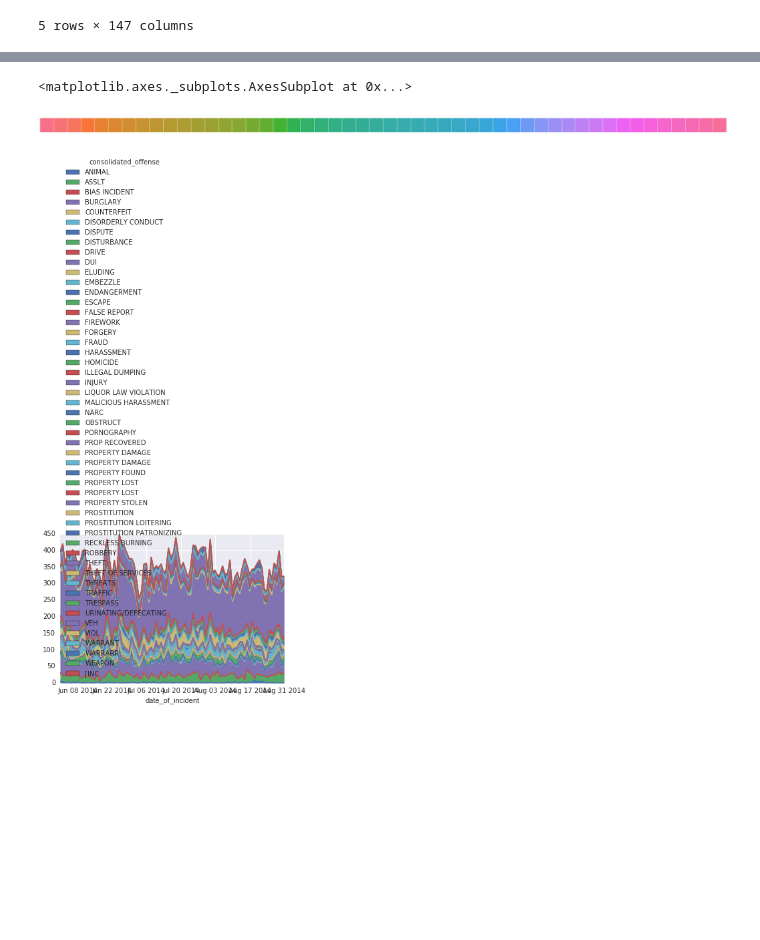
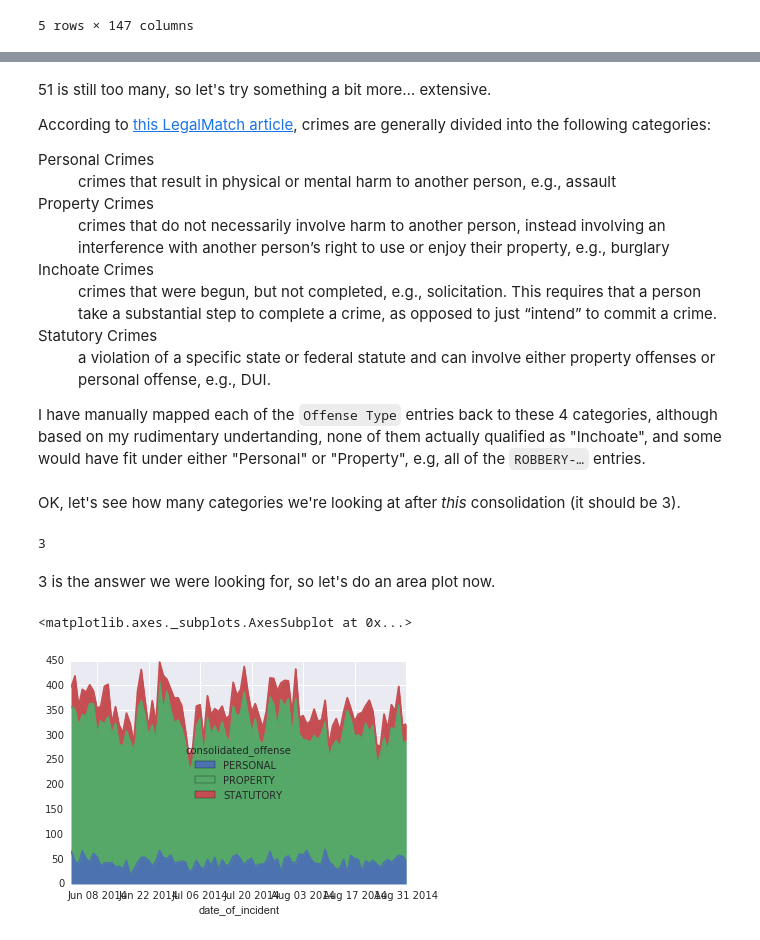
Before and after one commit to gthank/datasci_assignment_six, a Jupyter notebook: crime_analytics.ipynb, the cells around one changed output, grey strips where cells are left out. Drawn from its saved outputs; the diff is of its cells as text; code cells hidden in the pictures; blank space fills up the shorter version.

Commit message:
An actually USEFUL area plot.

```diff
--- a/crime_analytics.ipynb
+++ b/crime_analytics.ipynb
@@ -117,13 +117,16 @@ import seaborn as sns
 Uh-oh. Looking at our `DataFrame`, we can see that the 'Occurred Date or Date Range Start' is actually a timestamp. For our purposes, we're going to want to roll up by date, so let's add a pair of new columns: `date_of_incident` (the date we'll use to group offenses), and `identity`, which is just a bunch of `1`s that we'll be summing later to get total counts for each offense on each day.
 # %%
 import datetime
-
 def get_date(ts):
     return ts.date()
 
-with_date = seattle_data.assign(
-    date_of_incident = seattle_data['Occurred Date or Date Range Start'].apply(get_date),
-    identity = 1
+from dplython import mutate, select, DplyFrame, X
+dply_seattle = DplyFrame(seattle_data)
+with_date = (dply_seattle
+    >> mutate(
+        date_of_incident = X['Occurred Date or Date Range Start'].apply(get_date),
+        identity = 1
+    )
 )
 with_date.head()
 # %% [output]
@@ -197,0 +187,13 @@ That seems to have worked, so let's do the pivot-and-plot again.
+# %% [markdown]
+51 is still too many, so let's try something a bit more… extensive.
+
+According to [this LegalMatch article](http://www.legalmatch.com/law-library/article/what-are-the-different-types-of-crimes.html), crimes are generally divided into the following categories:
+
+<dl>
+  <dt>Personal Crimes</dt><dd>crimes that result in physical or mental harm to another person, e.g., assault</dd>
+  <dt>Property Crimes</dt><dd>crimes that do not necessarily involve harm to another person, instead involving an interference with another person’s right to use or enjoy their property, e.g., burglary</dd>
+  <dt>Inchoate Crimes</dt><dd>crimes that were begun, but not completed, e.g., solicitation. This requires that a person take a substantial step to complete a crime, as opposed to just “intend” to commit a crime.</dd>
+  <dt>Statutory Crimes</dt><dd>a violation of a specific state or federal statute and can involve either property offenses or personal offense, e.g., DUI.</dd>
+</dl>
+
+I have manually mapped each of the `Offense Type` entries back to these 4 categories, although based on my rudimentary undertanding, none of them actually qualified as "Inchoate", and some would have fit under either "Personal" or "Property", e.g, all of the `ROBBERY-…` entries.
@@ -198,19 +373,25 @@ That seems to have worked, so let's do the pivot-and-plot again.
+# %% [markdown]
+OK, let's see how many categories we're looking at after *this* consolidation (it should be 3).
+# %%
+consolidated_with_date.consolidated_offense.nunique()
+# %% [output]
+3
+# %% [markdown]
+3 is the answer we were looking for, so let's do an area plot now.
 # %%
-sns.palplot(sns.color_palette("husl", 50))
 date_and_offense_counts = consolidated_with_date.pivot_table(
     index="date_of_incident",  # We're going to use the date of the offense as the index.
     columns="consolidated_offense",  # For each type of offense, we'll create a new column.
     values="identity",  # The value we're counting; in the raw data, this is a 1 for
                         # each offense.
     aggfunc=sum,  # We want to roll up our count of `identity` for each category, so
                   # we use the ``sum`` aggregation. If we omit this, the entire pivot
                   # operation will fail because we will have more than one row for
                   # each date.
     dropna=False,  # We don't want to drop missing values; we'll use a "filler" value instead.
     fill_value=0  # 0, to be precise.
 )
 date_and_offense_counts.plot.area()
 # %% [output]
 <matplotlib.axes._subplots.AxesSubplot at 0x...>
-[figure, old version]
+[figure, new version]
-[figure, removed]
```
Also changed, not shown: parts of 9 cells of this notebook.
